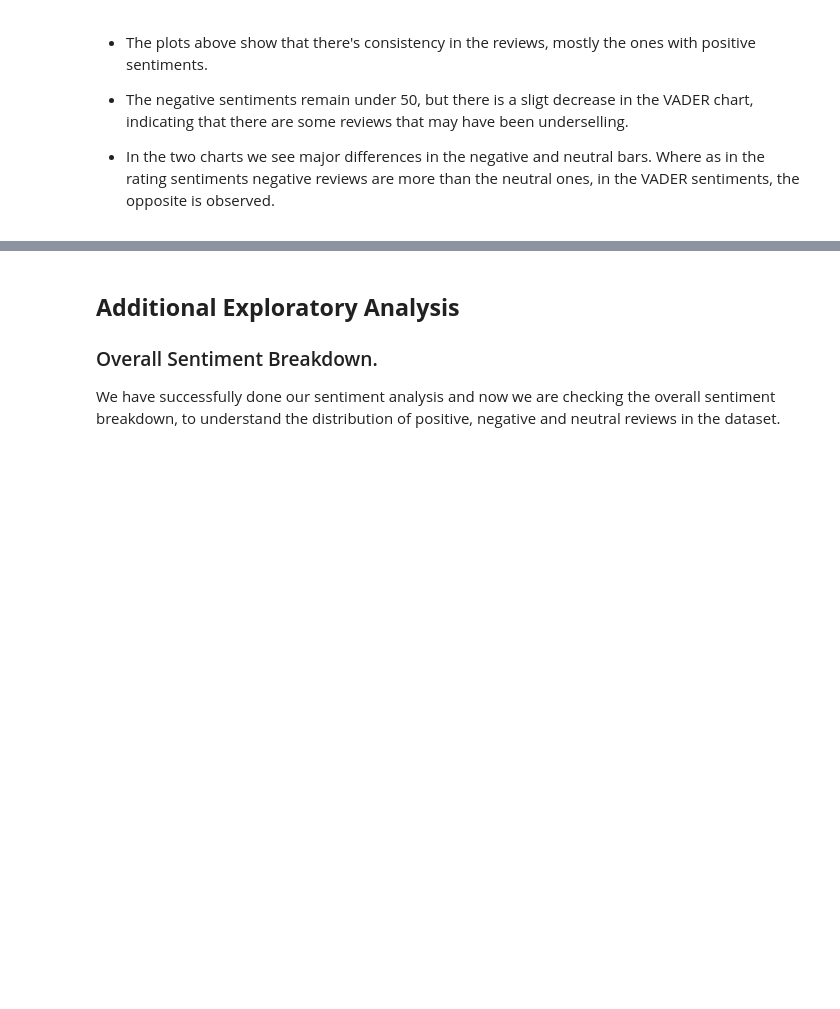
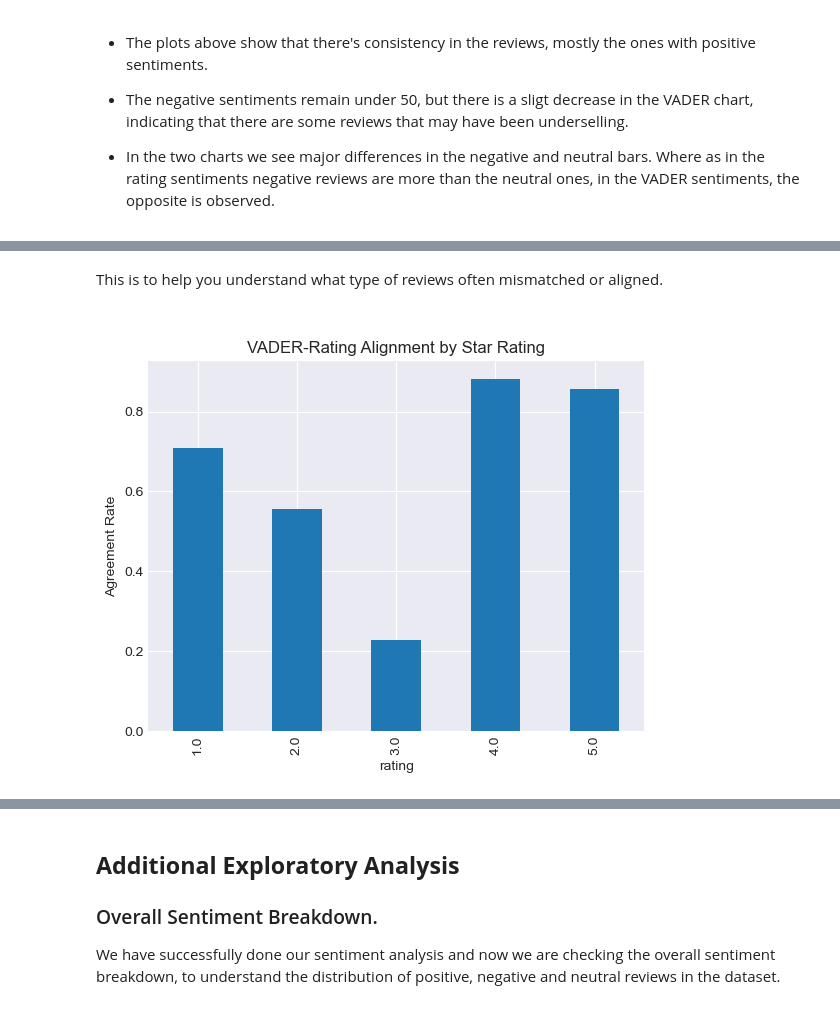
Before and after one commit to Assesa44/Kenya-Ecommerce-Reviews, a Jupyter notebook: Notebooks/analysis.ipynb, the cells around one changed output, grey strips where cells are left out. Saved outputs shown, nothing was run; the diff lists cells and outputs as text; code cells hidden in the pictures; blank space fills up the shorter version.

```diff
--- a/Notebooks/analysis.ipynb
+++ b/Notebooks/analysis.ipynb
@@ -763,0 +956,13 @@ So here we are comparing the two based on manual investigation and alignment bet
+# %% [markdown]
+This is to help you understand what type of reviews often mismatched or aligned.
+
+###
+# %%
+combined['vader_match_numeric'] = combined['vader_match'].astype(int)
+
+combined.groupby('rating')['vader_match_numeric'].mean().plot(kind='bar')
+plt.title("VADER-Rating Alignment by Star Rating")
+plt.ylabel("Agreement Rate")
+plt.show()
+# %% [output]
+[figure, added]
```
Also changed, not shown: parts of 22 cells of this notebook.
